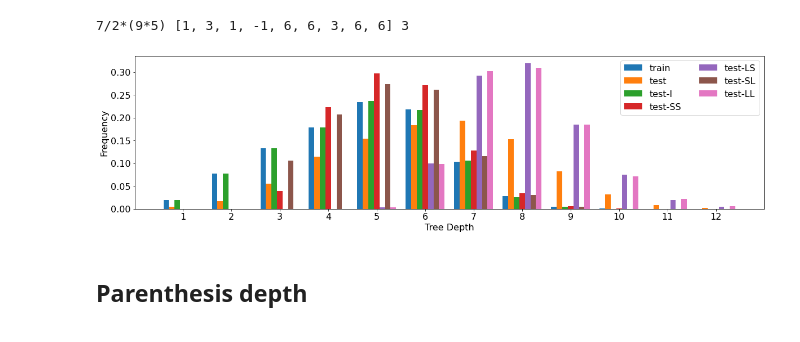
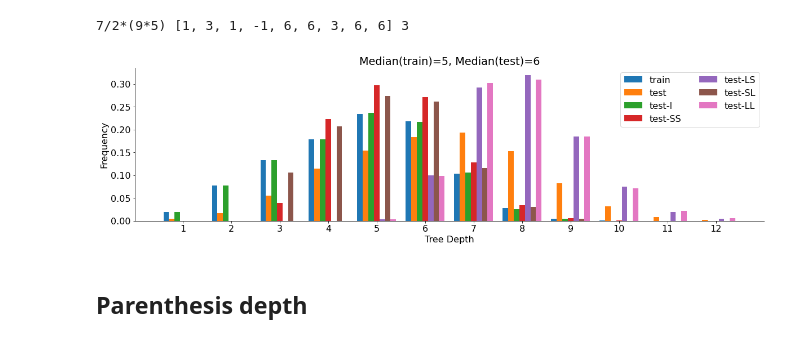
Before and after one commit to liqing-ustc/HINT, a Jupyter notebook: data/data_analysis.ipynb, the cells around one changed output. Cells and saved outputs as stored; diff of their text form; code cells hidden in the pictures.

```diff
--- a/data/data_analysis.ipynb
+++ b/data/data_analysis.ipynb
@@ -155,7 +164,7 @@ plt.show()
 # %% [markdown]
 # Result distribution
 # %%
-show_subsplit = True
+# show_subsplit = True
 # bar_keys = list(range(10)) + list(np.arange(1, 11)*10)
 bar_keys = list(np.arange(0, 10)*10) + list(np.arange(1, 11)*100)
 
@@ -192,11 +201,22 @@ for split in splits:
 
 
 bar_plot(ax, data_bars)
+ax.spines['right'].set_visible(False)
+ax.spines['top'].set_visible(False)
 pos = np.arange(len(freqs))
 plt.xticks(pos, bar_keys)
 plt.xlabel('Result')
 plt.ylabel('Frequency')
 
+split1 = 'train'
+split2 = 'test'
+median1 = int(np.median([x['res'] for x in split2dataset[split1]]))
+median2 = int(np.median([x['res'] for x in split2dataset[split2]]))
+plt.title(f'Median({split1})={median1}, Median({split2})={median2}')
+
+dataset = split2dataset['test']
+print(len([1 for x in dataset if x['res'] > 100]) / len(dataset))
+
 plt.legend(ncol=2)
 plt.savefig('figures/result_distribution.png', dpi=300, bbox_inches='tight')
 plt.show()
@@ -226,7 +248,7 @@ show_subsplit = True
 bar_keys = list(range(1, 13))
 
 def sample2bar_key(sample):
-    r = compute_tree_depth(sample['head'])
+    r = compute_tree_depth(tuple(sample['head']))
     return r
 
 # Set general font size
@@ -237,34 +259,43 @@ fig, ax = plt.subplots(figsize=(20, 5))
 for label in (ax.get_xticklabels() + ax.get_yticklabels()):
     label.set_fontsize(16)
 
 data_bars = OrderedDict()
 for split in splits:
     dataset = split2dataset[split]
     all_points = [sample2bar_key(x) for x in dataset]
     counts = Counter(all_points)
     total = len(all_points)
     freqs = [counts[x]/total for x in bar_keys]
     data_bars[split] = freqs
     if split != 'train' and show_subsplit:
         for e in evaluation:
             all_points = [sample2bar_key(x) for x in dataset if x['eval'] == e]
             counts = Counter(all_points)
             total = len(all_points)
             freqs = [counts[x]/total for x in bar_keys]
             data_bars[split + '-' + e] = freqs
 
 
 bar_plot(ax, data_bars)
 pos = np.arange(len(freqs))
 plt.xticks(pos, bar_keys)
 plt.xlabel('Tree Depth')
 plt.ylabel('Frequency')
 
+ax.spines['right'].set_visible(False)
+ax.spines['top'].set_visible(False)
+
+split1 = 'train'
+split2 = 'test'
+median1 = int(np.median([sample2bar_key(x) for x in split2dataset[split1]]))
+median2 = int(np.median([sample2bar_key(x) for x in split2dataset[split2]]))
+plt.title(f'Median({split1})={median1}, Median({split2})={median2}')
+
 plt.legend(ncol=2)
 plt.savefig('figures/tree_depth_distribution.png', dpi=300, bbox_inches='tight')
 plt.show()
 # %% [output]
-[figure, old version]
+[figure, new version]
 # %% [markdown]
 ## Parenthesis depth
 # %%
```
Also changed, not shown: parts of 3 cells of this notebook, 4 other files.
